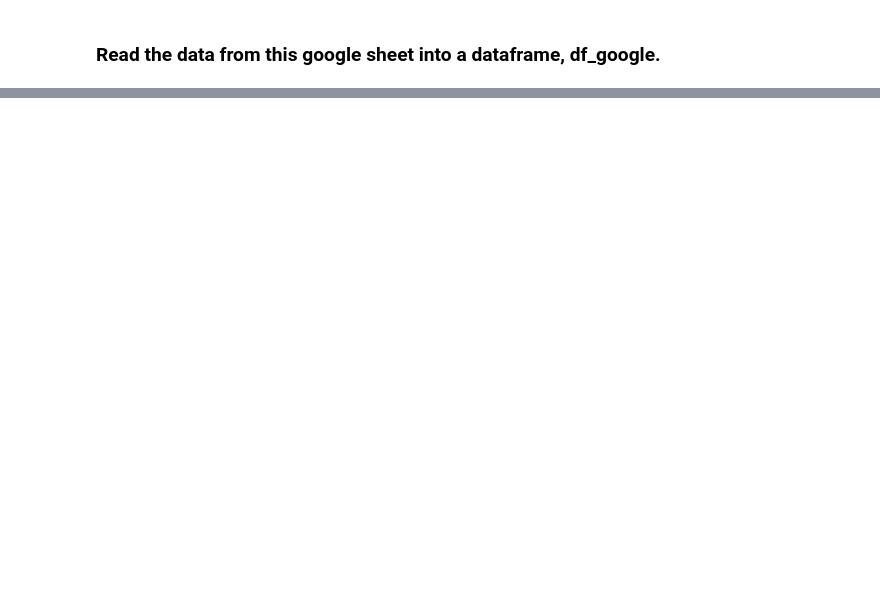
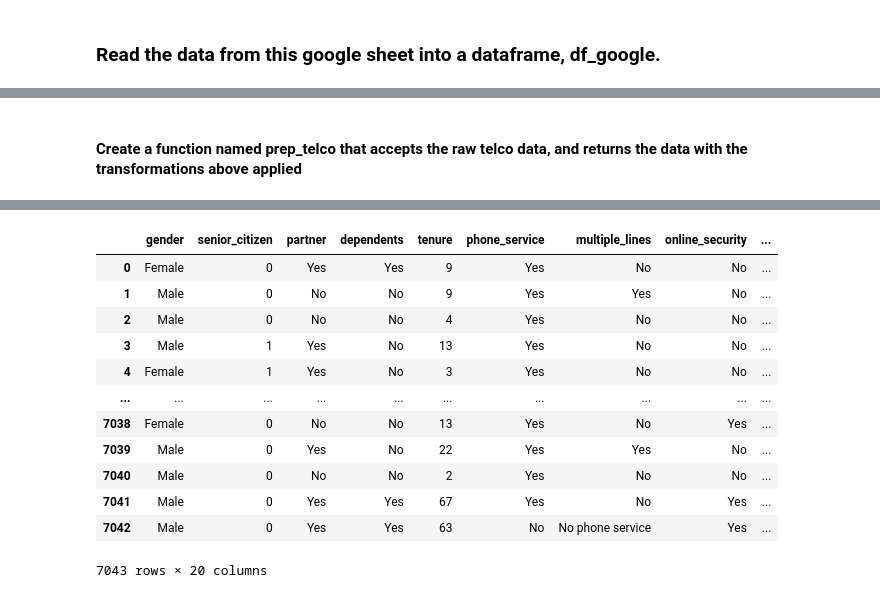
Before and after one commit to jnolf/classification-exercises, a Jupyter notebook: classifications_exercises.ipynb, the cells around one changed output, grey strips where cells are left out. Saved outputs shown, nothing was run; the diff lists cells and outputs as text; code cells hidden in the pictures; blank space fills up the shorter version.

```diff
--- a/classifications_exercises.ipynb
+++ b/classifications_exercises.ipynb
@@ -299,0 +642,3 @@ df_iris.head()
+# %%
+df_telco = df_telco.drop(columns = columns_to_drop)
+df_telco.head()
@@ -299,0 +652,6 @@ df_iris.head()
+# %%
+dummy_df = pd.get_dummies(df_telco[['payment_type',
+                                    'internet_service_type',
+                                    'contract_type']],
+                                     dummy_na = False,
+                                     drop_first = [True, True, True, True])
@@ -299,0 +667,3 @@ df_iris.head()
+# %%
+df_telco = pd.concat([df_telco, dummy_df], axis=1)
+df_telco.head()
@@ -299,0 +678,29 @@ df_iris.head()
+# %% [markdown]
+#### Create a function named prep_telco that accepts the raw telco data, and returns the data with the transformations above applied
+# %%
+def prep_telco(df_telco):
+    '''Cleans up unnecessary columns and uses straight-forward
+    column names.
+    '''
+    # Acquire data
+    df_telco = acquire.get_telco_data()
+
+    # Drop dups
+    df_telco.drop_duplicates(inplace=True)
+
+    # Remove unneeded columns
+    columns_to_drop = ['payment_type_id', 'internet_service_type_id', 'contract_type_id', 'customer_id']
+    df_telco = df_telco.drop(columns = columns_to_drop)
+
+    # Encode categorical variables
+    dummy_df = pd.get_dummies(df_telco[['payment_type',
+                                    'internet_service_type',
+                                    'contract_type']],
+                                     dummy_na = False,
+                                     drop_first = [True, True, True, True])
+
+    # Drop unneeded columns without numeric data
+    return df_telco
+# %%
+prep_telco(df_telco)
+# %% [output]
@@ -299,0 +708,13 @@ df_iris.head()
+|  | gender | senior_citizen | partner | dependents | tenure | phone_service | multiple_lines | online_security | ... |
+| 0 | Female | 0 | Yes | Yes | 9 | Yes | No | No | ... |
+| 1 | Male | 0 | No | No | 9 | Yes | Yes | No | ... |
+| 2 | Male | 0 | No | No | 4 | Yes | No | No | ... |
+| 3 | Male | 1 | Yes | No | 13 | Yes | No | No | ... |
+| 4 | Female | 1 | Yes | No | 3 | Yes | No | No | ... |
+| ... | ... | ... | ... | ... | ... | ... | ... | ... | ... |
+| 7038 | Female | 0 | No | No | 13 | Yes | No | Yes | ... |
+| 7039 | Male | 0 | Yes | No | 22 | Yes | Yes | No | ... |
+| 7040 | Male | 0 | No | No | 2 | Yes | No | No | ... |
+| 7041 | Male | 0 | Yes | Yes | 67 | Yes | No | Yes | ... |
+| 7042 | Male | 0 | Yes | Yes | 63 | No | No phone service | Yes | ... |
+7043 rows × 20 columns
```
Also changed, not shown: parts of 68 cells of this notebook.
